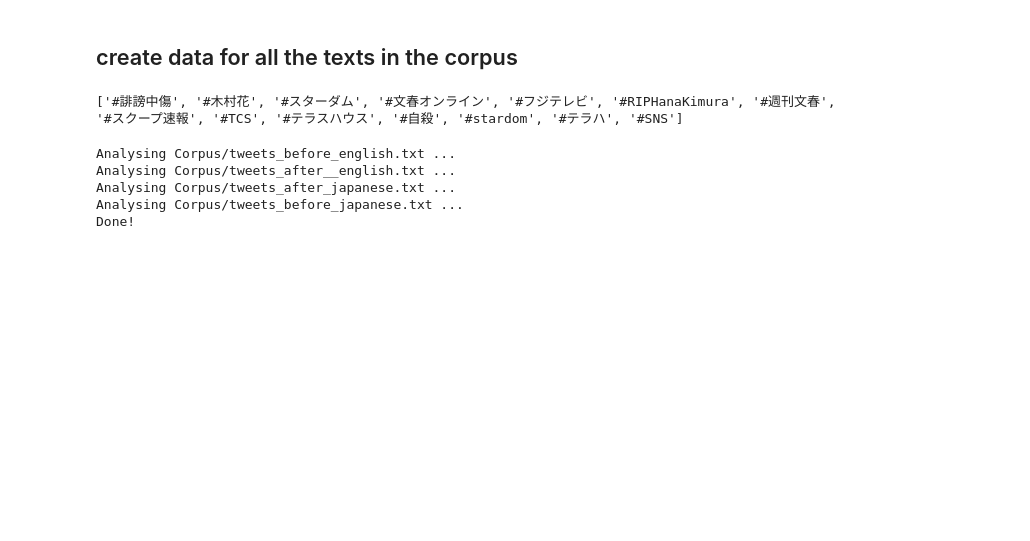
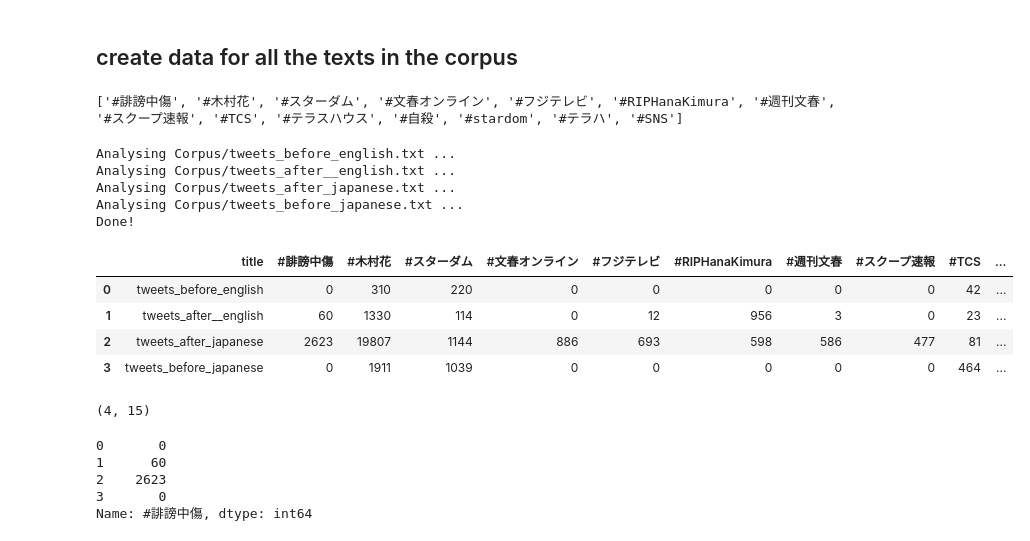
Before and after one commit to peterverhaar/tdmh-2022, a Jupyter notebook: Buesink/Research_project.ipynb, the cells around one changed output. Saved outputs shown, nothing was run; the diff lists cells and outputs as text; code cells hidden in the pictures; blank space fills up the shorter version.

```diff
--- a/Buesink/Research_project.ipynb
+++ b/Buesink/Research_project.ipynb
@@ -157,3 +197,27 @@ Analysing Corpus/tweets_after__english.txt ...
 Analysing Corpus/tweets_after_japanese.txt ...
 Analysing Corpus/tweets_before_japanese.txt ...
 Done!
+# %%
+import pandas as pd
+
+df = pd.read_csv('data.csv')
+# %%
+df.head()
+# %% [output]
+|  | title | #誹謗中傷 | #木村花 | #スターダム | #文春オンライン | #フジテレビ | #RIPHanaKimura | #週刊文春 | #スクープ速報 | #TCS | ... |
+| 0 | tweets_before_english | 0 | 310 | 220 | 0 | 0 | 0 | 0 | 0 | 42 | ... |
+| 1 | tweets_after__english | 60 | 1330 | 114 | 0 | 12 | 956 | 3 | 0 | 23 | ... |
+| 2 | tweets_after_japanese | 2623 | 19807 | 1144 | 886 | 693 | 598 | 586 | 477 | 81 | ... |
+| 3 | tweets_before_japanese | 0 | 1911 | 1039 | 0 | 0 | 0 | 0 | 0 | 464 | ... |
+# %%
+df.shape
+# %% [output]
+(4, 15)
+# %%
+df['#誹謗中傷']
+# %% [output]
+0       0
+1      60
+2    2623
+3       0
+Name: #誹謗中傷, dtype: int64
```
Also changed, not shown: parts of 6 cells of this notebook.
